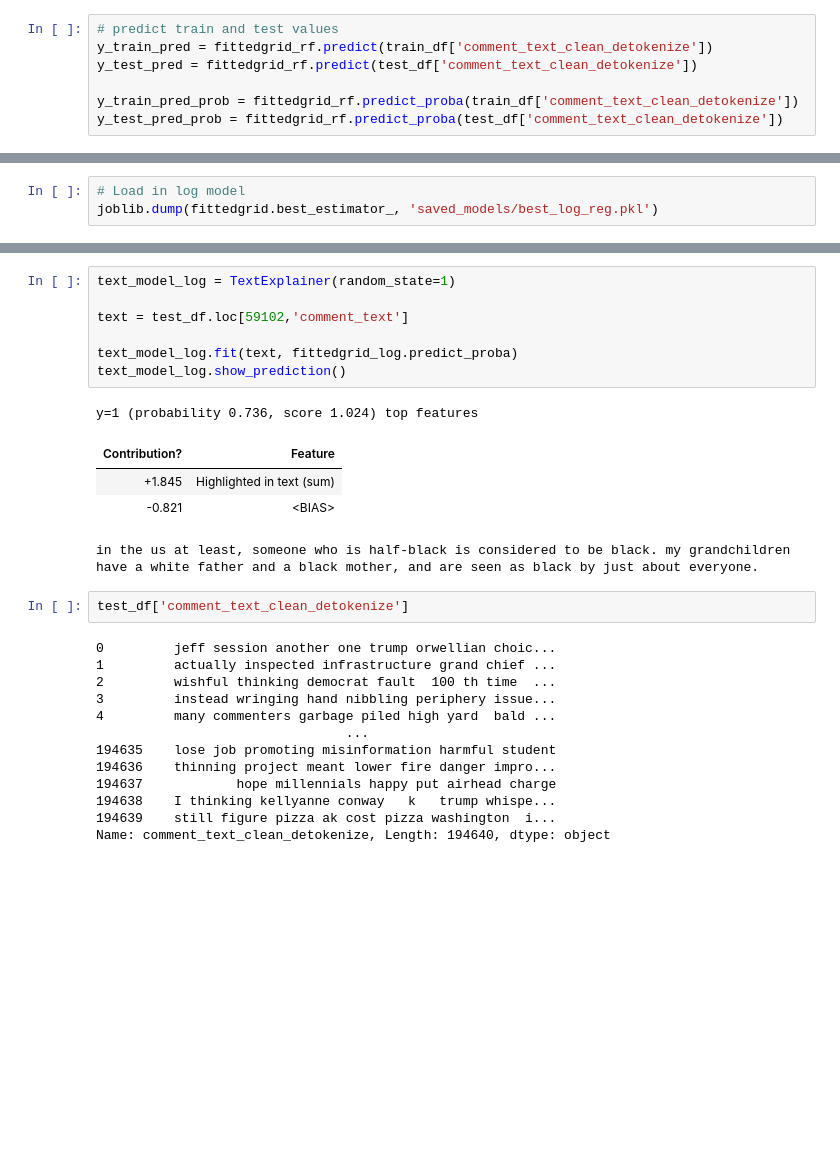
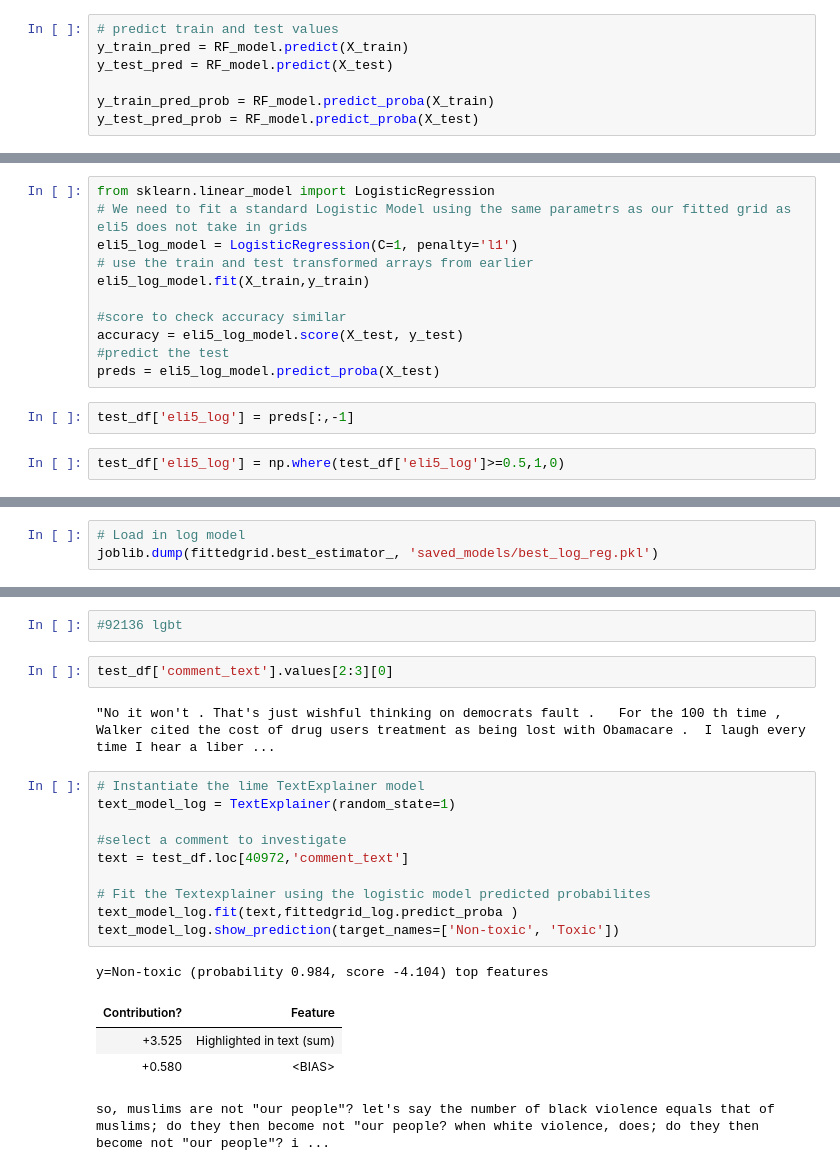
Before and after one commit to GovindSuresh/reducing-bias-in-toxicity-classification, a Jupyter notebook: ML_models.ipynb, the cells around one changed output, grey strips where cells are left out. Cells and saved outputs as stored; diff of their text form; blank space fills up the shorter version.

```diff
--- a/ML_models.ipynb
+++ b/ML_models.ipynb
@@ -612,10 +648,10 @@ fittedgrid_RF = grid_RF.fit(train_df['comment_text_clean_detokenize'], train_df[
 # %%
 # predict train and test values
-y_train_pred = fittedgrid_rf.predict(train_df['comment_text_clean_detokenize'])
-y_test_pred = fittedgrid_rf.predict(test_df['comment_text_clean_detokenize'])
+y_train_pred = RF_model.predict(X_train)
+y_test_pred = RF_model.predict(X_test)
 
-y_train_pred_prob = fittedgrid_rf.predict_proba(train_df['comment_text_clean_detokenize'])
-y_test_pred_prob = fittedgrid_rf.predict_proba(test_df['comment_text_clean_detokenize'])
+y_train_pred_prob = RF_model.predict_proba(X_train)
+y_test_pred_prob = RF_model.predict_proba(X_test)
 # %%
 # store the precision, recall, and f1 score for later and print the classification report
 rf_precision = precision_score(y_test, y_test_pred)
@@ -689,3 +755,18 @@ import eli5
 from eli5.lime import TextExplainer
 # %% [output]
 Using TensorFlow backend.
+# %%
+from sklearn.linear_model import LogisticRegression
+# We need to fit a standard Logistic Model using the same parametrs as our fitted grid as eli5 does not take in grids
+eli5_log_model = LogisticRegression(C=1, penalty='l1')
+# use the train and test transformed arrays from earlier
+eli5_log_model.fit(X_train,y_train)
+
+#score to check accuracy similar
+accuracy = eli5_log_model.score(X_test, y_test)
+#predict the test
+preds = eli5_log_model.predict_proba(X_test)
+# %%
+test_df['eli5_log'] = preds[:,-1]
+# %%
+test_df['eli5_log'] = np.where(test_df['eli5_log']>=0.5,1,0)
@@ -695,28 +855,22 @@ joblib.dump(fittedgrid.best_estimator_, 'saved_models/best_log_reg.pkl')
+# %%
+#92136 lgbt
+# %%
+test_df['comment_text'].values[2:3][0]
+# %% [output]
+"No it won't . That's just wishful thinking on democrats fault .   For the 100 th time , Walker cited the cost of drug users treatment as being lost with Obamacare .  I laugh every time I hear a liber ...
 # %%
+# Instantiate the lime TextExplainer model
 text_model_log = TextExplainer(random_state=1)
 
-text = test_df.loc[59102,'comment_text']
+#select a comment to investigate
+text = test_df.loc[40972,'comment_text']
 
-text_model_log.fit(text, fittedgrid_log.predict_proba)
-text_model_log.show_prediction()
+# Fit the Textexplainer using the logistic model predicted probabilites
+text_model_log.fit(text,fittedgrid_log.predict_proba )
+text_model_log.show_prediction(target_names=['Non-toxic', 'Toxic'])
 # %% [output]
-y=1 (probability 0.736, score 1.024) top features
+y=Non-toxic (probability 0.984, score -4.104) top features
 | Contribution? | Feature |
-| +1.845 | Highlighted in text (sum) |
-| -0.821 | <BIAS> |
+| +3.525 | Highlighted in text (sum) |
+| +0.580 | <BIAS> |
-in the us at least, someone who is half-black is considered to be black. my grandchildren have a white father and a black mother, and are seen as black by just about everyone.
+so, muslims are not "our people"? let's say the number of black violence equals that of muslims; do they then become not "our people? when white violence, does; do they then become not "our people"? i ...
-# %%
-test_df['comment_text_clean_detokenize']
-# %% [output]
-0         jeff session another one trump orwellian choic...
-1         actually inspected infrastructure grand chief ...
-2         wishful thinking democrat fault  100 th time  ...
-3         instead wringing hand nibbling periphery issue...
-4         many commenters garbage piled high yard  bald ...
-                                ...
-194635    lose job promoting misinformation harmful student
-194636    thinning project meant lower fire danger impro...
-194637            hope millennials happy put airhead charge
-194638    I thinking kellyanne conway   k   trump whispe...
-194639    still figure pizza ak cost pizza washington  i...
-Name: comment_text_clean_detokenize, Length: 194640, dtype: object
```
Also changed, not shown: parts of 30 cells of this notebook, 7 other files.
